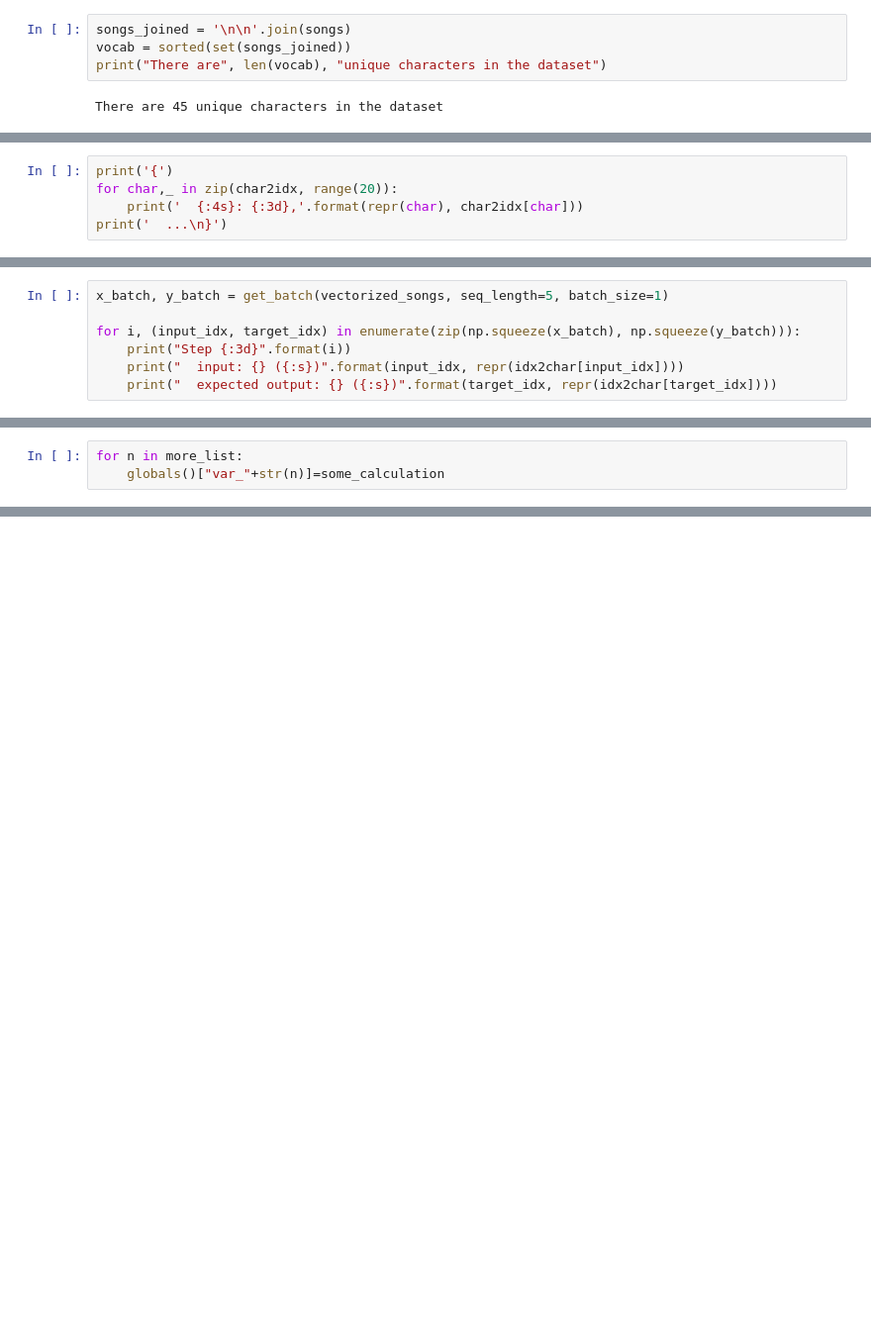
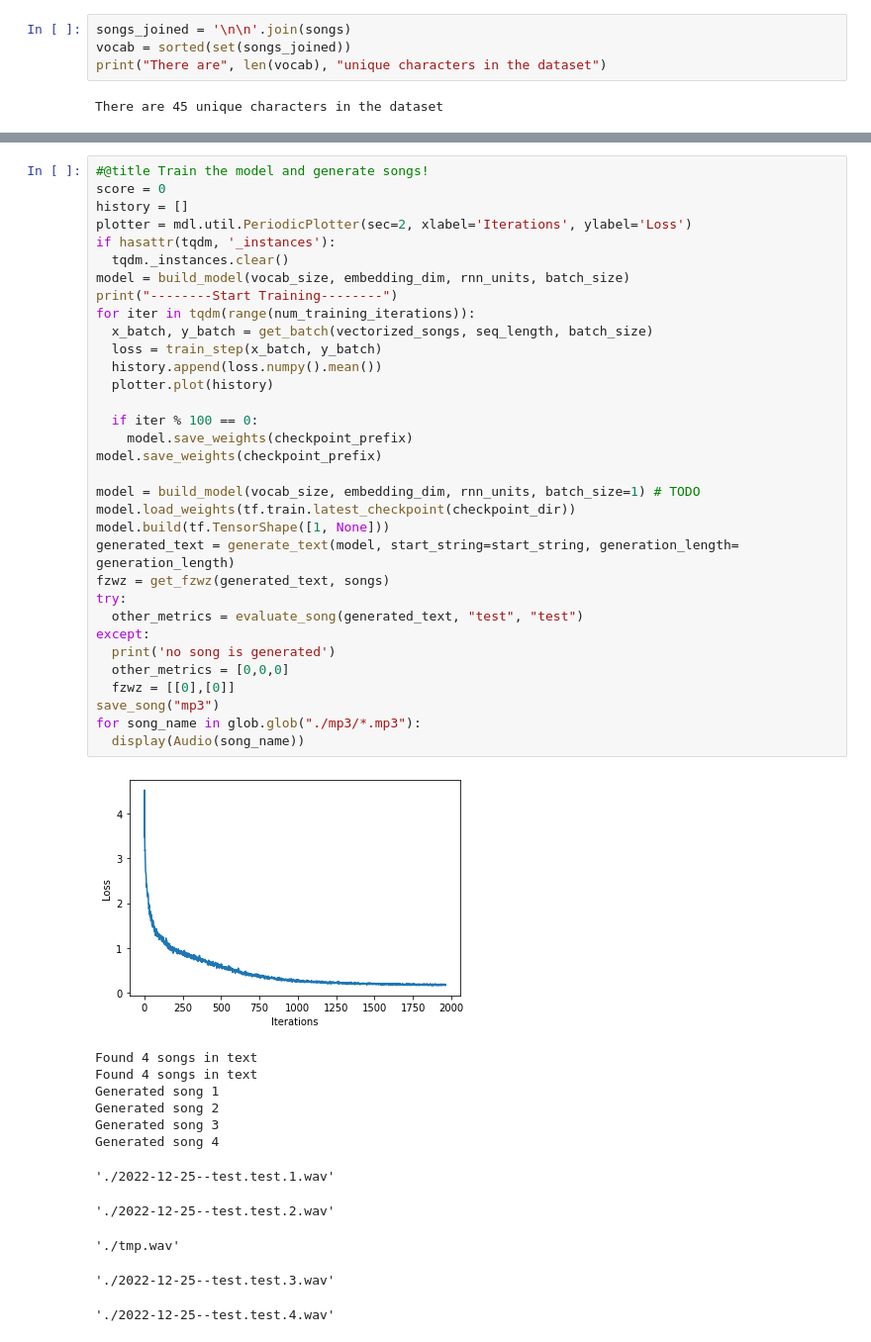
Before and after one commit to purekikan/Thai-Traditional-Music-Generation-with-LSTM, a Jupyter notebook: TH_Music_Generation.ipynb, the cells around one changed output, grey strips where cells are left out. Shown at 99% size. Saved outputs shown, nothing was run; the diff lists cells and outputs as text; blank space fills up the shorter version.

```diff
--- a/TH_Music_Generation.ipynb
+++ b/TH_Music_Generation.ipynb
@@ -196,5 +251,0 @@ array(['\n', ' ', '!', '(', ',', '-', '/', '0', '1', '2', '3', '4', '5',
-# %%
-print('{')
-for char,_ in zip(char2idx, range(20)):
-    print('  {:4s}: {:3d},'.format(repr(char), char2idx[char]))
-print('  ...\n}')
@@ -292,7 +251,0 @@ else:
-# %%
-x_batch, y_batch = get_batch(vectorized_songs, seq_length=5, batch_size=1)
-
-for i, (input_idx, target_idx) in enumerate(zip(np.squeeze(x_batch), np.squeeze(y_batch))):
-    print("Step {:3d}".format(i))
-    print("  input: {} ({:s})".format(input_idx, repr(idx2char[input_idx])))
-    print("  expected output: {} ({:s})".format(target_idx, repr(idx2char[target_idx])))
@@ -1020,3 +251,0 @@ three()
-# %%
-for n in more_list:
-    globals()["var_"+str(n)]=some_calculation
@@ -1060,0 +290,46 @@ gd.set_with_dataframe(ws, existing, include_column_header=False)
+# %%
+#@title Train the model and generate songs!
+score = 0
+history = []
+plotter = mdl.util.PeriodicPlotter(sec=2, xlabel='Iterations', ylabel='Loss')
+if hasattr(tqdm, '_instances'):
+  tqdm._instances.clear()
+model = build_model(vocab_size, embedding_dim, rnn_units, batch_size)
+print("--------Start Training--------")
+for iter in tqdm(range(num_training_iterations)):
+  x_batch, y_batch = get_batch(vectorized_songs, seq_length, batch_size)
+  loss = train_step(x_batch, y_batch)
+  history.append(loss.numpy().mean())
+  plotter.plot(history)
+
+  if iter % 100 == 0:
+    model.save_weights(checkpoint_prefix)
+model.save_weights(checkpoint_prefix)
+
+model = build_model(vocab_size, embedding_dim, rnn_units, batch_size=1) # TODO
+model.load_weights(tf.train.latest_checkpoint(checkpoint_dir))
+model.build(tf.TensorShape([1, None]))
+generated_text = generate_text(model, start_string=start_string, generation_length= generation_length)
+fzwz = get_fzwz(generated_text, songs)
+try:
+  other_metrics = evaluate_song(generated_text, "test", "test")
+except:
+  print('no song is generated')
+  other_metrics = [0,0,0]
+  fzwz = [[0],[0]]
+save_song("mp3")
+for song_name in glob.glob("./mp3/*.mp3"):
+  display(Audio(song_name))
+# %% [output]
+[figure, added]
+Found 4 songs in text
+Found 4 songs in text
+Generated song 1
+Generated song 2
+Generated song 3
+Generated song 4
+'./2022-12-25--test.test.1.wav'
+'./2022-12-25--test.test.2.wav'
+'./tmp.wav'
+'./2022-12-25--test.test.3.wav'
+'./2022-12-25--test.test.4.wav'
```
Also changed, not shown: parts of 61 cells of this notebook.
